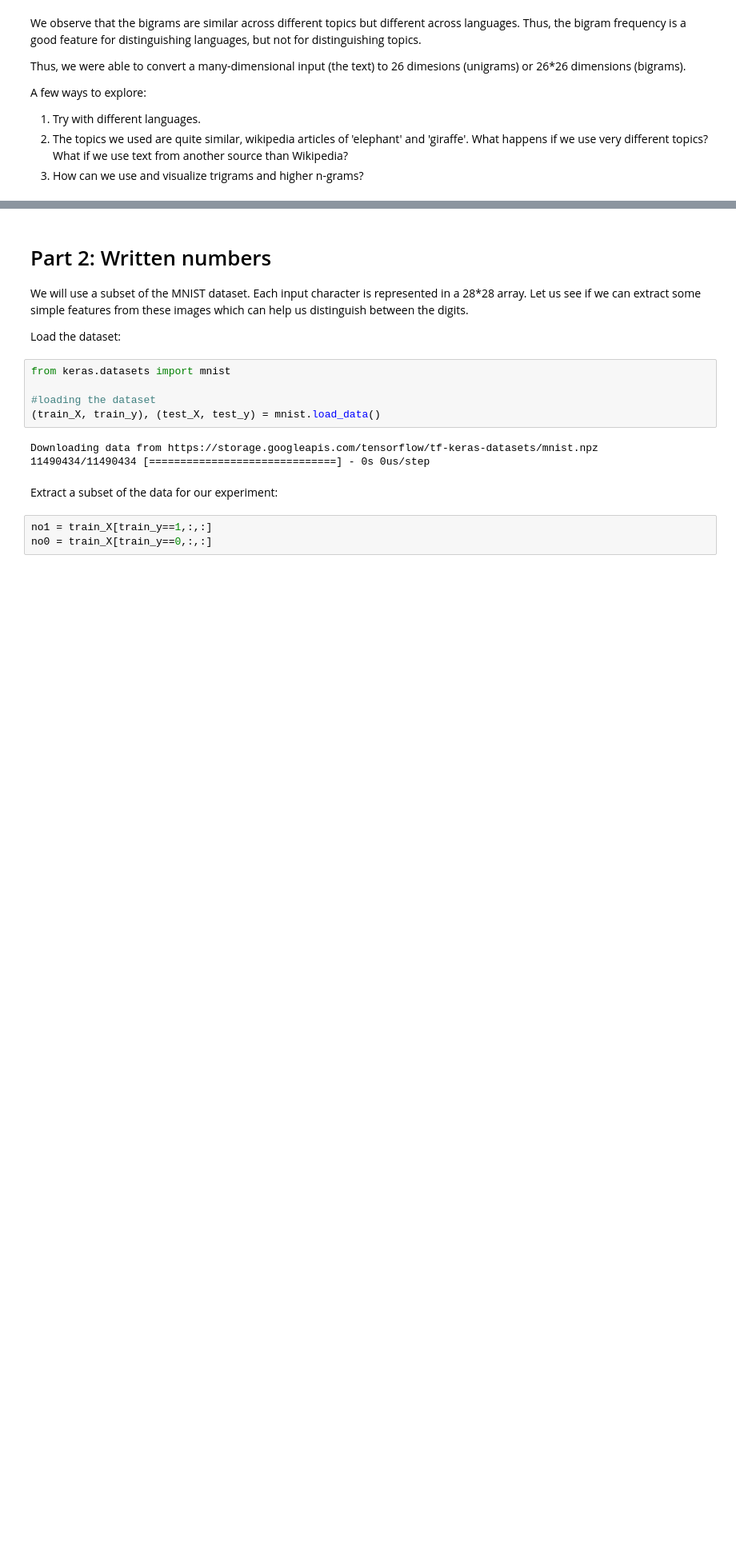
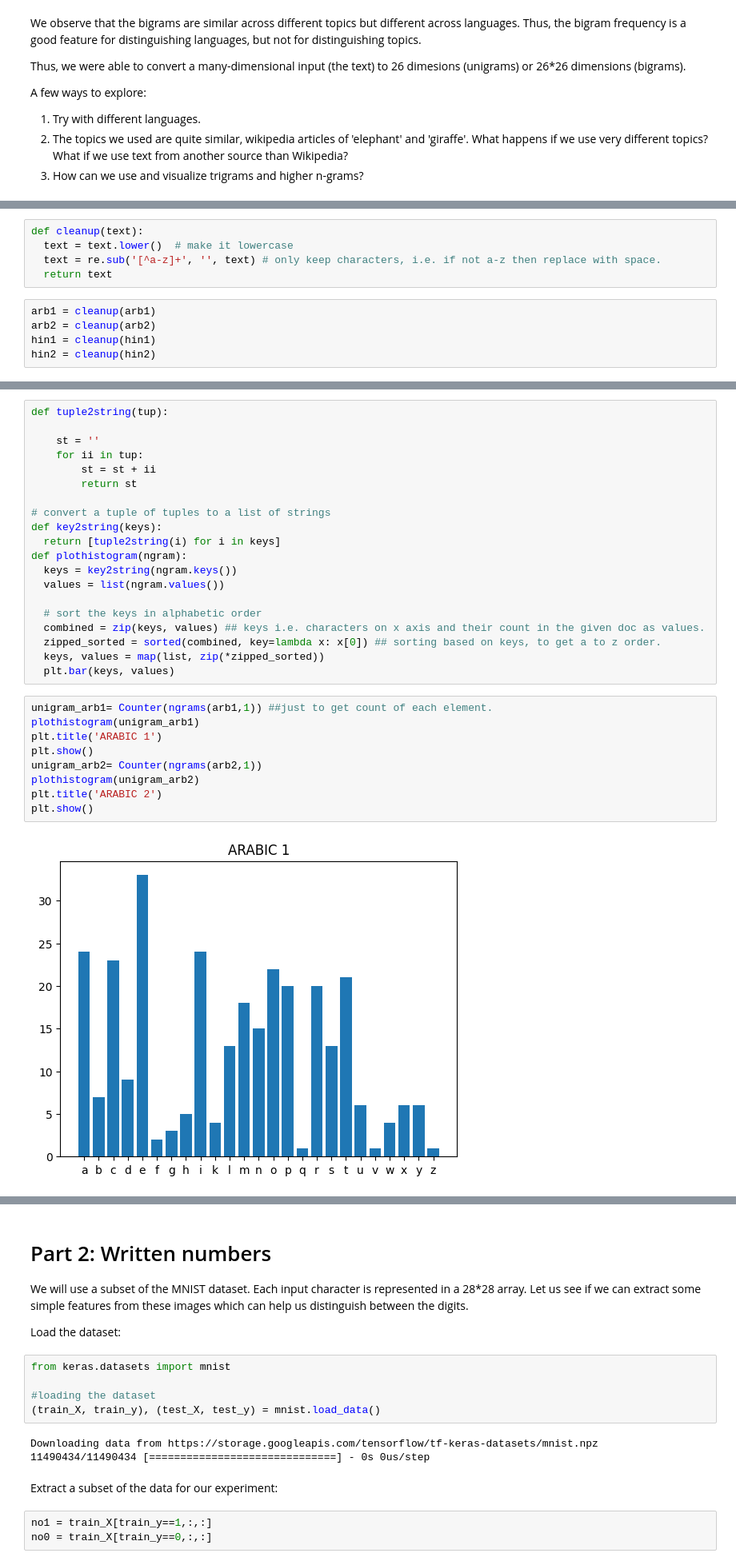
Before and after one commit to Lonelyhaker903/FMML-LABS, a Jupyter notebook: Copy_of_Module_01_Lab_01_Features.ipynb, the cells around one changed output, grey strips where cells are left out. Shown at 80% size. Saved outputs shown, nothing was run; the diff lists cells and outputs as text; blank space fills up the shorter version.

```diff
--- a/Copy_of_Module_01_Lab_01_Features.ipynb
+++ b/Copy_of_Module_01_Lab_01_Features.ipynb
@@ -233,0 +271,10 @@ A few ways to explore:
+# %%
+def cleanup(text):
+  text = text.lower()  # make it lowercase
+  text = re.sub('[^a-z]+', '', text) # only keep characters, i.e. if not a-z then replace with space.
+  return text
+# %%
+arb1 = cleanup(arb1)
+arb2 = cleanup(arb2)
+hin1 = cleanup(hin1)
+hin2 = cleanup(hin2)
@@ -233,0 +285,31 @@ A few ways to explore:
+# %%
+def tuple2string(tup):
+
+    st = ''
+    for ii in tup:
+        st = st + ii
+        return st
+
+# convert a tuple of tuples to a list of strings
+def key2string(keys):
+  return [tuple2string(i) for i in keys]
+def plothistogram(ngram):
+  keys = key2string(ngram.keys())
+  values = list(ngram.values())
+
+  # sort the keys in alphabetic order
+  combined = zip(keys, values) ## keys i.e. characters on x axis and their count in the given doc as values.
+  zipped_sorted = sorted(combined, key=lambda x: x[0]) ## sorting based on keys, to get a to z order.
+  keys, values = map(list, zip(*zipped_sorted))
+  plt.bar(keys, values)
+# %%
+unigram_arb1= Counter(ngrams(arb1,1)) ##just to get count of each element.
+plothistogram(unigram_arb1)
+plt.title('ARABIC 1')
+plt.show()
+unigram_arb2= Counter(ngrams(arb2,1))
+plothistogram(unigram_arb2)
+plt.title('ARABIC 2')
+plt.show()
+# %% [output]
+[figure, added]
```
Also changed, not shown: parts of 24 cells of this notebook.
